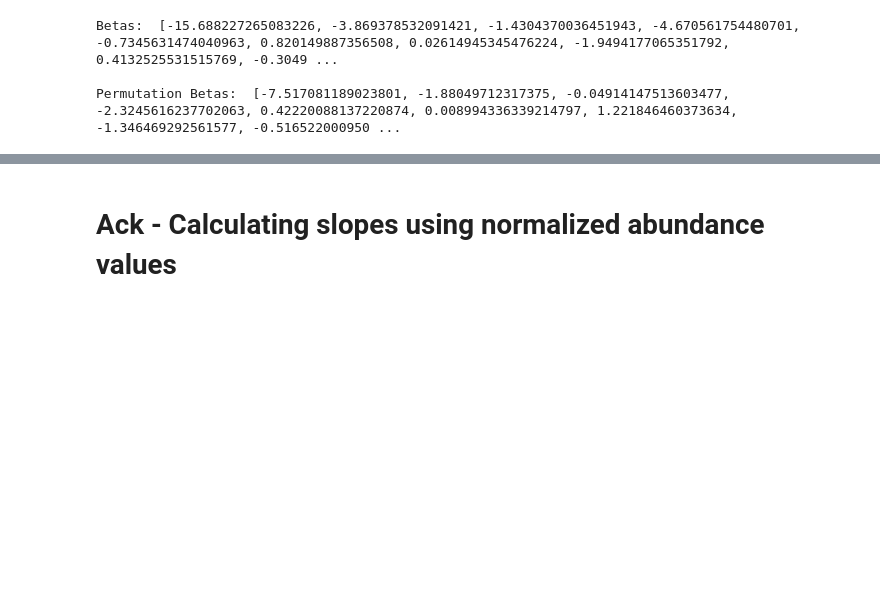
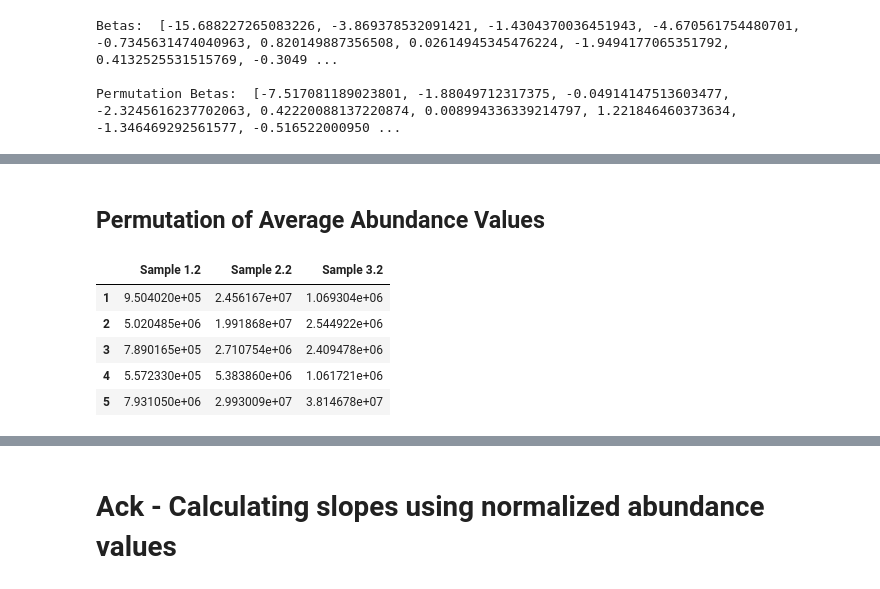
Before and after one commit to KyraGriffin/bmsip_internship_seta, a Jupyter notebook: protein_isolation.ipynb, the cells around one changed output, grey strips where cells are left out. Saved outputs shown, nothing was run; the diff lists cells and outputs as text; code cells hidden in the pictures; blank space fills up the shorter version.

```diff
--- a/protein_isolation.ipynb
+++ b/protein_isolation.ipynb
@@ -646,0 +688,13 @@ Permutation Betas:  [-7.517081189023801, -1.88049712317375, -0.04914147513603477
+# %% [markdown]
+## Permutation of Average Abundance Values
+# %%
+ack_avg_abundance = proteomics_ack.iloc[:, 47:50].copy()
+avg_perm_ack_data = ack_avg_abundance.copy()
+avg_perm_ack_data.head()
+# %% [output]
+|  | Sample 1.2 | Sample 2.2 | Sample 3.2 |
+| 1 | 9.504020e+05 | 2.456167e+07 | 1.069304e+06 |
+| 2 | 5.020485e+06 | 1.991868e+07 | 2.544922e+06 |
+| 3 | 7.890165e+05 | 2.710754e+06 | 2.409478e+06 |
+| 4 | 5.572330e+05 | 5.383860e+06 | 1.061721e+06 |
+| 5 | 7.931050e+06 | 2.993009e+07 | 3.814678e+07 |
```
Also changed, not shown: parts of 6 cells of this notebook.
